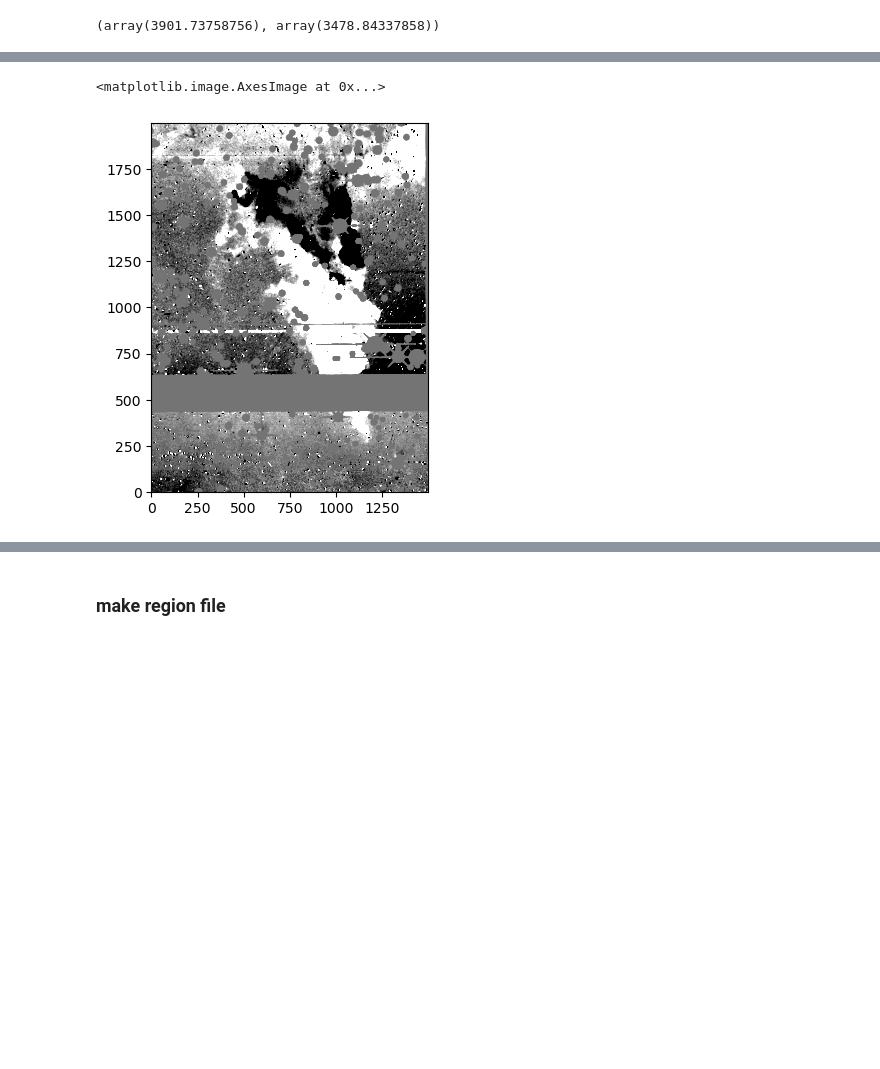
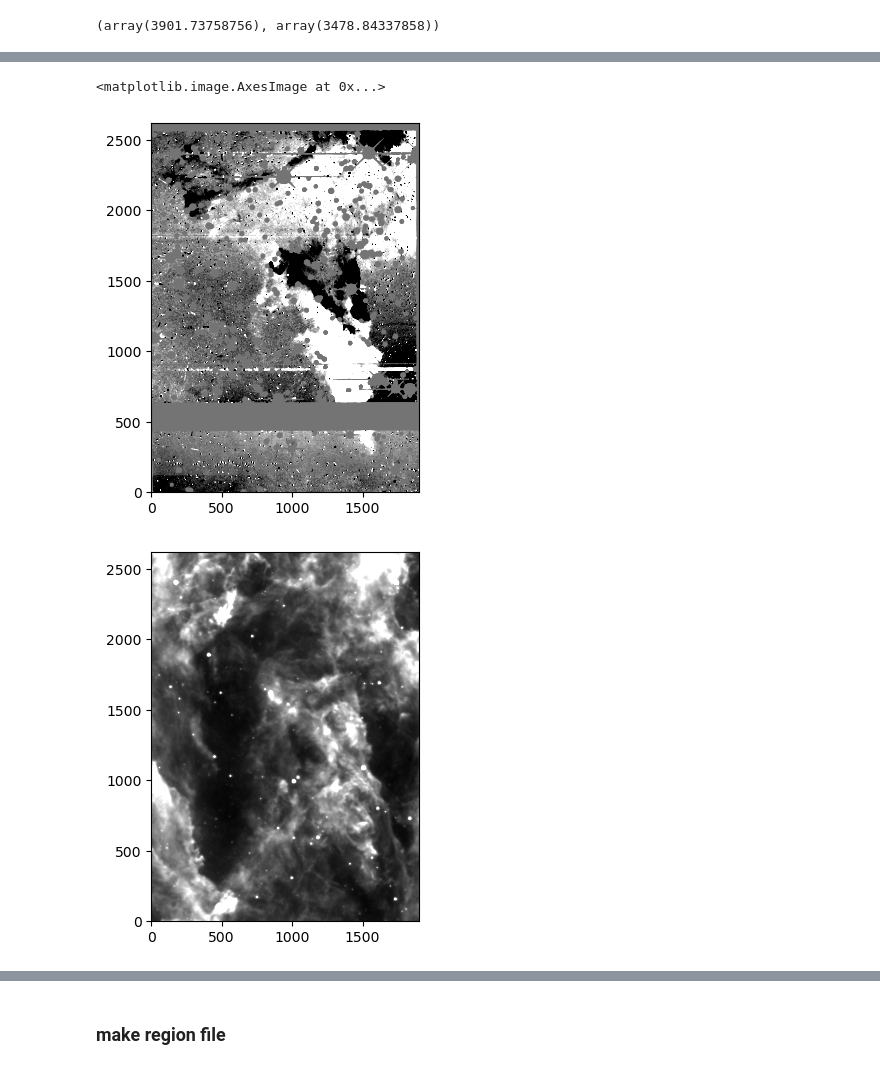
Before and after one commit to xiaolng/EtaCarEchoes, a Jupyter notebook: plot_tech_paper.ipynb, the cells around one changed output, grey strips where cells are left out. Drawn from its saved outputs; the diff is of its cells as text; code cells hidden in the pictures; blank space fills up the shorter version.

```diff
--- a/plot_tech_paper.ipynb
+++ b/plot_tech_paper.ipynb
@@ -276,3 +314,7 @@ img54, header54= get_imgarr(fitsfile=fits54,
 fits57 = "EtaCar/ec0915a5457_images/57/2023/ec0915.230226.1177499_ooi_i_v1_N26_150128.403910_ooi_i_v1_N26.diff.fits"
 img57, header57= get_imgarr(fitsfile=fits57,
                         idx=0, return_header=True)
+# %%
+fits_spitzer = "EtaCar/SPITZER_I4_12914176_0000_6_E8351909_maic.fits"
+img_spitzer, header_spitzer= get_imgarr(fitsfile=fits57,
+                        idx=0, return_header=True)
@@ -308,0 +372,2 @@ array, footprint = reproject_and_coadd(
+# %%
+hdu_spitzer = fits.open(fits_spitzer)[0]
@@ -308,0 +378,2 @@ array, footprint = reproject_and_coadd(
+# %%
+array_spitzer, _ = reproject_interp(hdu_spitzer, wcs_out.to_header(), shape_out=(4623, 6688))
@@ -507,7 +583,12 @@ fig.set_dpi(200)
 # %%
+vmin, vmax = get_vmin_vmax(img)
+plt.imshow(img[2000:6000, 2600:4500], vmin=vmin, vmax=vmax, origin='lower', cmap='gray',)
 
-plt.imshow(img[2000:4000, 3000:4500], vmin=vmin, vmax=vmax, origin='lower', cmap='gray',)
+plt.figure()
+vmin, vmax = get_vmin_vmax(array_spitzer, 10, 85)
+plt.imshow(array_spitzer[2000:6000, 2600:4500], origin='lower', vmin=vmin, vmax=vmax, cmap='gray')
 # %% [output]
 <matplotlib.image.AxesImage at 0x...>
-[figure, old version]
+[figure, new version]
+[figure, added]
 # %%
```
Also changed, not shown: parts of 13 cells of this notebook.
